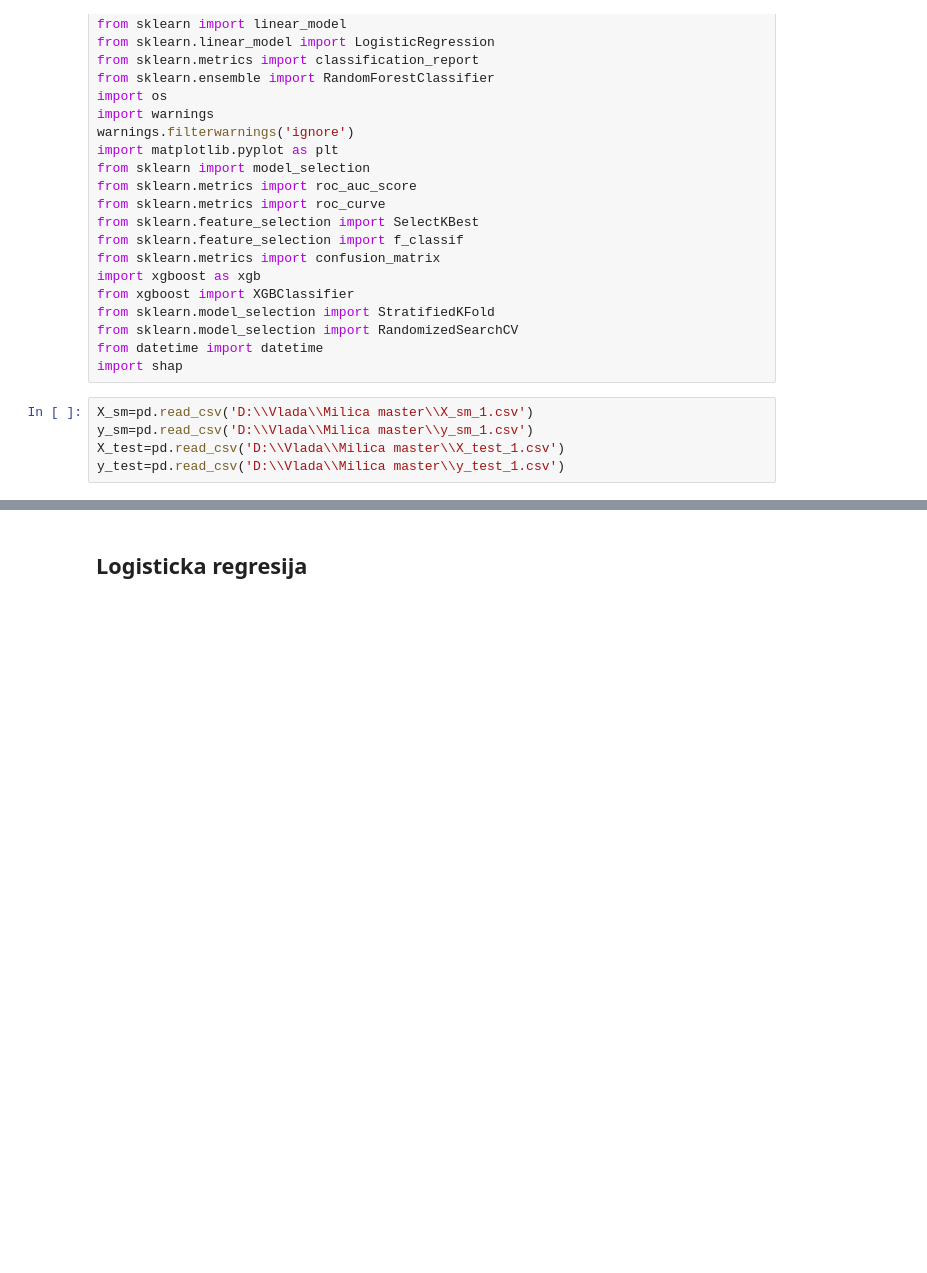
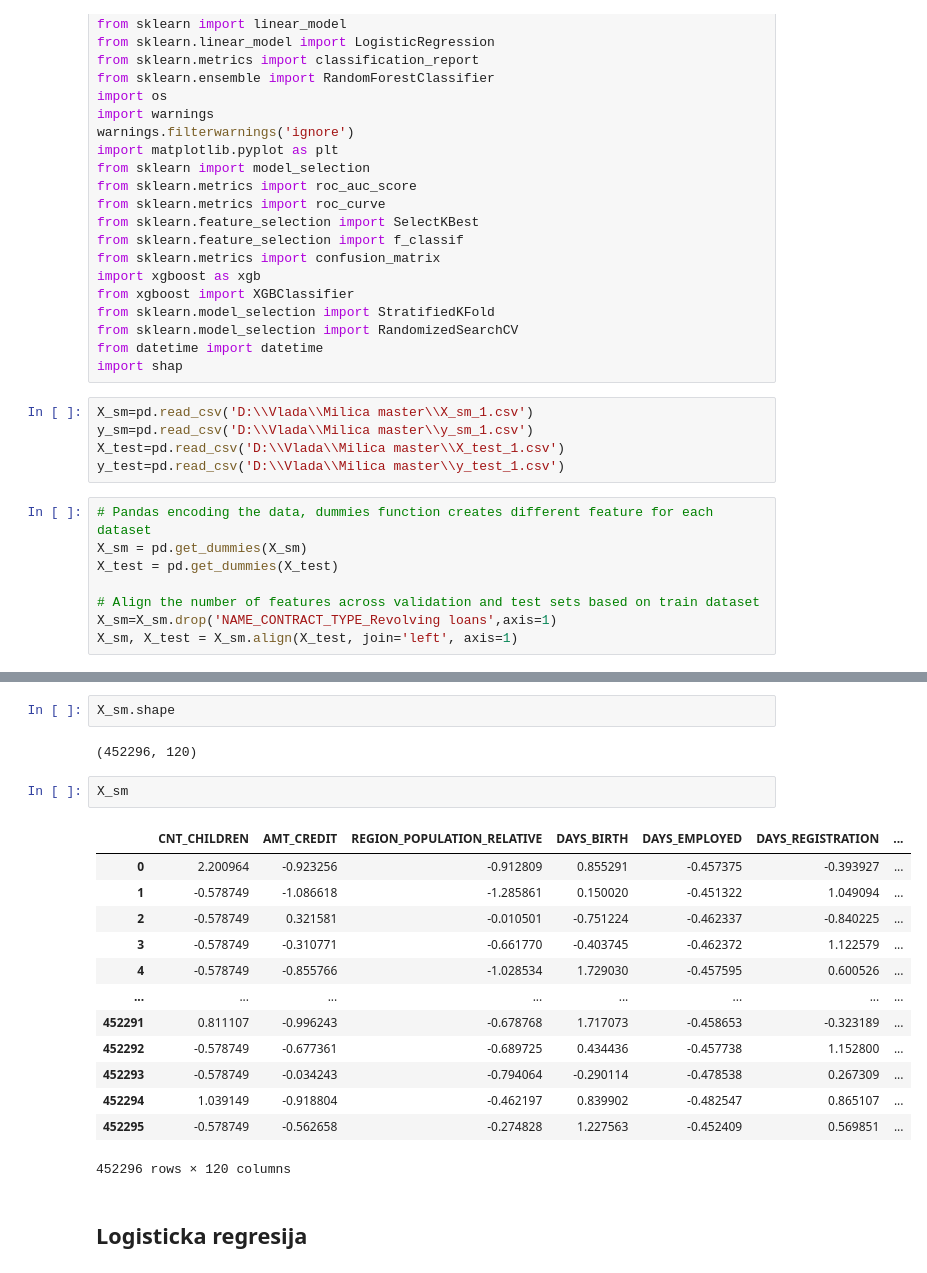
Before and after one commit to milicasaric/Master-rad, a Jupyter notebook: Model Selection-HomeCredit.ipynb, the cells around one changed output, grey strips where cells are left out. Cells and saved outputs as stored; diff of their text form; blank space fills up the shorter version.

```diff
--- a/Model Selection-HomeCredit.ipynb
+++ b/Model Selection-HomeCredit.ipynb
@@ -28,6 +28,14 @@ X_sm=pd.read_csv('D:\\Vlada\\Milica master\\X_sm_1.csv')
 y_sm=pd.read_csv('D:\\Vlada\\Milica master\\y_sm_1.csv')
 X_test=pd.read_csv('D:\\Vlada\\Milica master\\X_test_1.csv')
 y_test=pd.read_csv('D:\\Vlada\\Milica master\\y_test_1.csv')
+# %%
+# Pandas encoding the data, dummies function creates different feature for each dataset
+X_sm = pd.get_dummies(X_sm)
+X_test = pd.get_dummies(X_test)
+
+# Align the number of features across validation and test sets based on train dataset
+X_sm=X_sm.drop('NAME_CONTRACT_TYPE_Revolving loans',axis=1)
+X_sm, X_test = X_sm.align(X_test, join='left', axis=1)
 # %%
 X_test.shape
 # %% [output]
@@ -45,3 +59,23 @@ X_test.head()
+# %%
+X_sm.shape
+# %% [output]
+(452296, 120)
+# %%
+X_sm
+# %% [output]
+|  | CNT_CHILDREN | AMT_CREDIT | REGION_POPULATION_RELATIVE | DAYS_BIRTH | DAYS_EMPLOYED | DAYS_REGISTRATION | ... |
+| 0 | 2.200964 | -0.923256 | -0.912809 | 0.855291 | -0.457375 | -0.393927 | ... |
+| 1 | -0.578749 | -1.086618 | -1.285861 | 0.150020 | -0.451322 | 1.049094 | ... |
+| 2 | -0.578749 | 0.321581 | -0.010501 | -0.751224 | -0.462337 | -0.840225 | ... |
+| 3 | -0.578749 | -0.310771 | -0.661770 | -0.403745 | -0.462372 | 1.122579 | ... |
+| 4 | -0.578749 | -0.855766 | -1.028534 | 1.729030 | -0.457595 | 0.600526 | ... |
+| ... | ... | ... | ... | ... | ... | ... | ... |
+| 452291 | 0.811107 | -0.996243 | -0.678768 | 1.717073 | -0.458653 | -0.323189 | ... |
+| 452292 | -0.578749 | -0.677361 | -0.689725 | 0.434436 | -0.457738 | 1.152800 | ... |
+| 452293 | -0.578749 | -0.034243 | -0.794064 | -0.290114 | -0.478538 | 0.267309 | ... |
+| 452294 | 1.039149 | -0.918804 | -0.462197 | 0.839902 | -0.482547 | 0.865107 | ... |
+| 452295 | -0.578749 | -0.562658 | -0.274828 | 1.227563 | -0.452409 | 0.569851 | ... |
+452296 rows × 120 columns
 # %% [markdown]
 ## Logisticka regresija
 # %%
```
Also changed, not shown: parts of 42 cells of this notebook.
